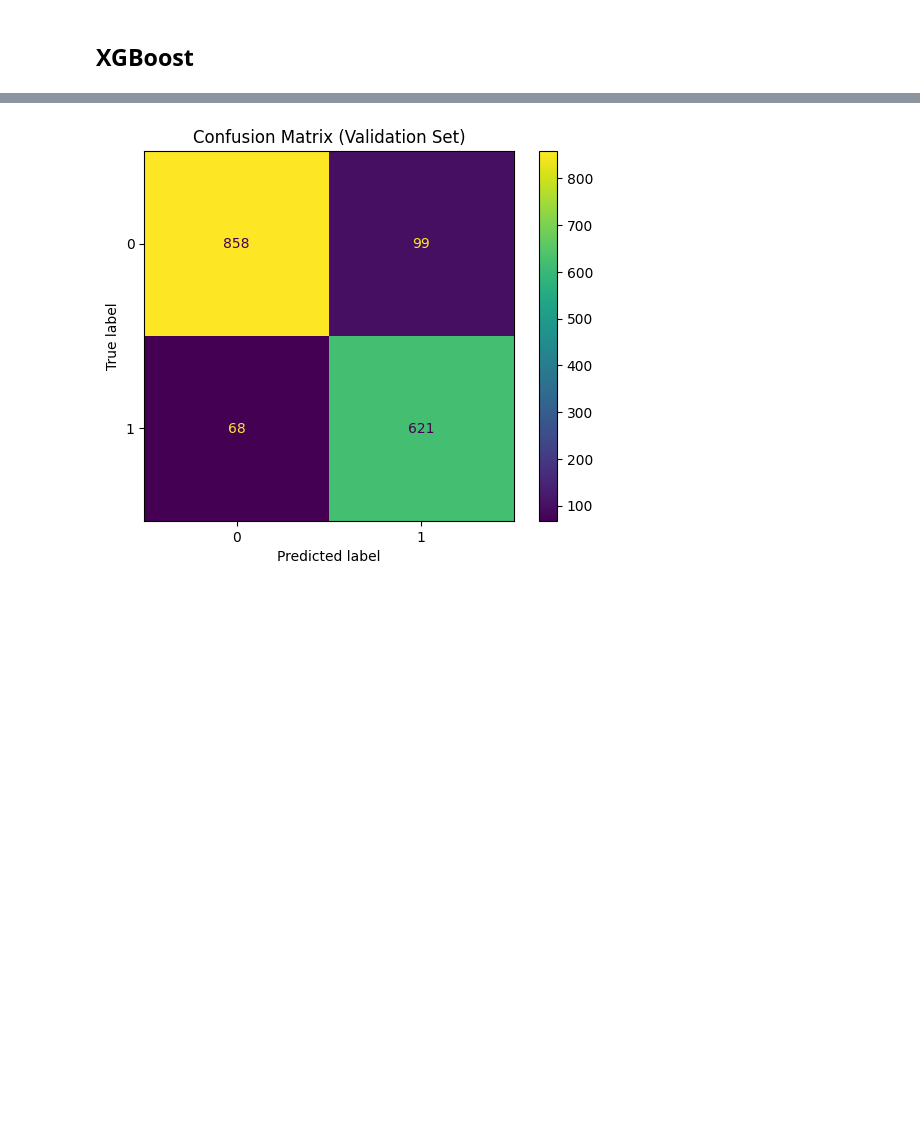
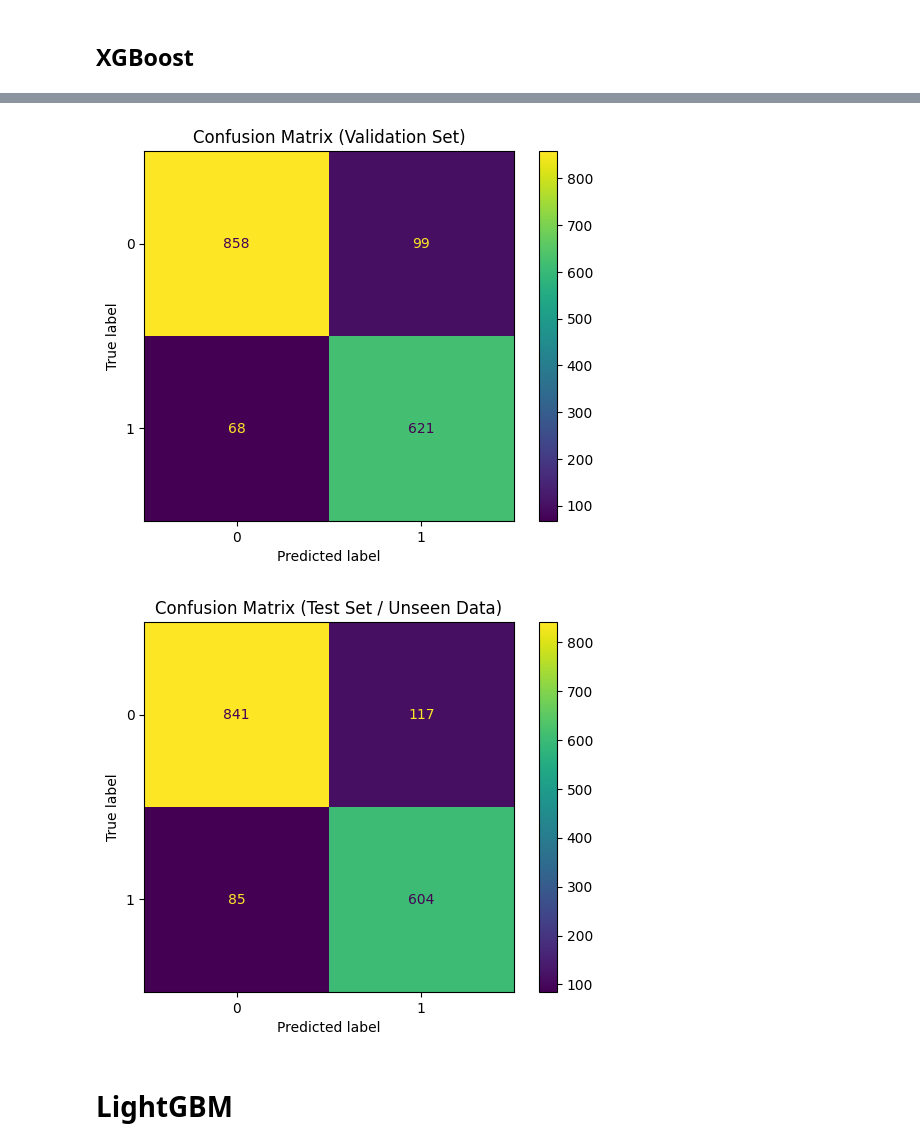
Before and after one commit to ihsan31415/exoplantropy, a Jupyter notebook: main_model.ipynb, the cells around one changed output, grey strips where cells are left out. Drawn from its saved outputs; the diff is of its cells as text; code cells hidden in the pictures; blank space fills up the shorter version.

```diff
--- a/main_model.ipynb
+++ b/main_model.ipynb
@@ -79,24 +156,14 @@ dtype: float64
 # %% [markdown]
 ## XGBoost
 # %%
-from sklearn.model_selection import train_test_split
 from xgboost import XGBClassifier
-from sklearn.metrics import classification_report
-
-# Features and target
-X = df.drop(columns='disposition')
-y = df['disposition']
-
-# Split into train (70%), validation (15%), test (15%)
-X_train, X_temp, y_train, y_temp = train_test_split(X, y, test_size=0.3, random_state=42, stratify=y)
-X_val, X_test, y_val, y_test = train_test_split(X_temp, y_temp, test_size=0.5, random_state=42, stratify=y_temp)
 
 # Train XGBoost model
-model = XGBClassifier(use_label_encoder=False, eval_metric='logloss', random_state=42)
-model.fit(X_train, y_train, eval_set=[(X_val, y_val)], verbose=False)
+xgb = XGBClassifier(use_label_encoder=False, eval_metric='logloss', random_state=42)
+xgb.fit(X_train, y_train, eval_set=[(X_val, y_val)], verbose=True)
 
 # Validation performance
-y_val_pred = model.predict(X_val)
+y_val_pred = xgb.predict(X_val)
 print("Validation Classification Report:")
 print(classification_report(y_val, y_val_pred))
 # %% [output]
@@ -115,8 +207,13 @@ weighted avg       0.90      0.90      0.90      1646
 # %%
 from sklearn.metrics import ConfusionMatrixDisplay
 
-ConfusionMatrixDisplay.from_estimator(model, X_val, y_val)
+ConfusionMatrixDisplay.from_estimator(xgb, X_val, y_val)
 plt.title("Confusion Matrix (Validation Set)")
+ConfusionMatrixDisplay.from_estimator(xgb, X_test, y_test)
+plt.title("Confusion Matrix (Test Set / Unseen Data)")
 plt.show()
 # %% [output]
 [figure]
+[figure, added]
+# %% [markdown]
+# LightGBM
```
Also changed, not shown: parts of 19 cells of this notebook, 6 other files.
